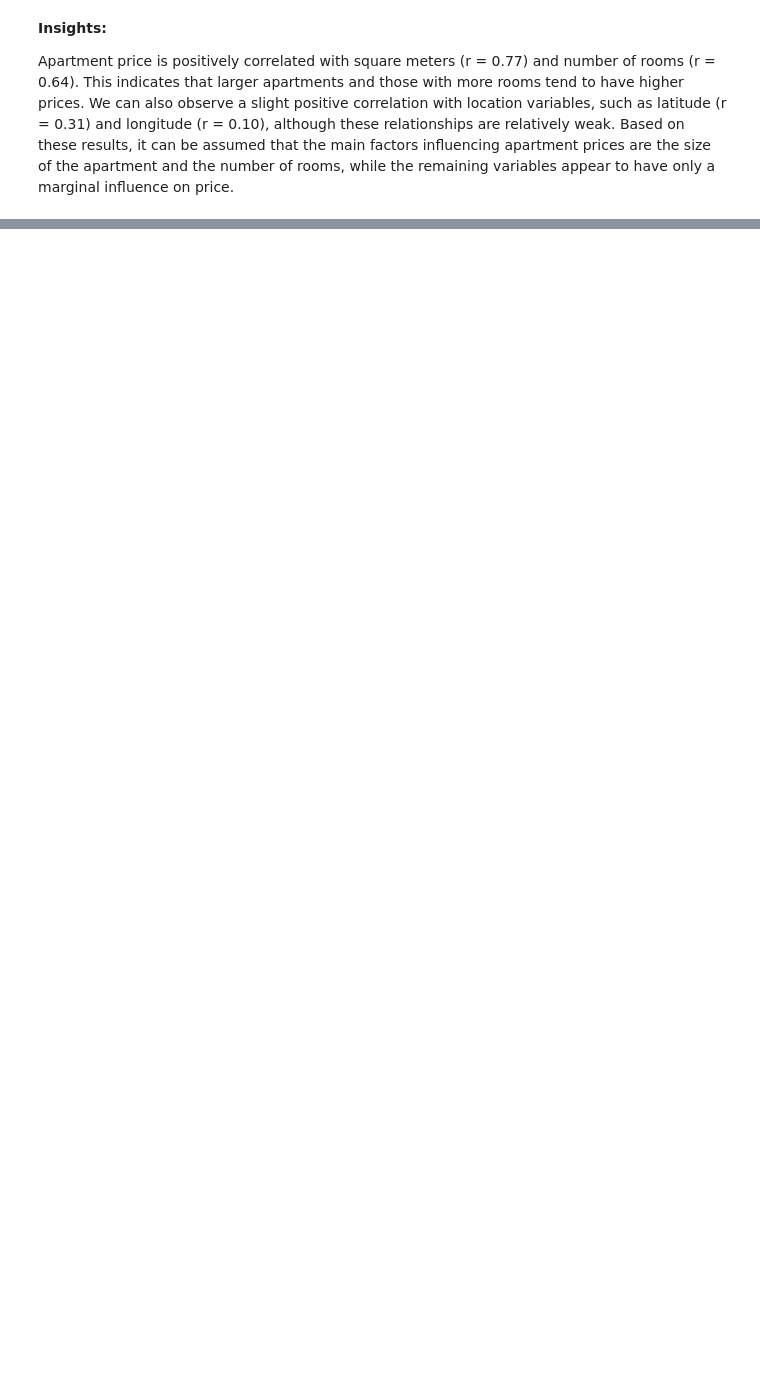
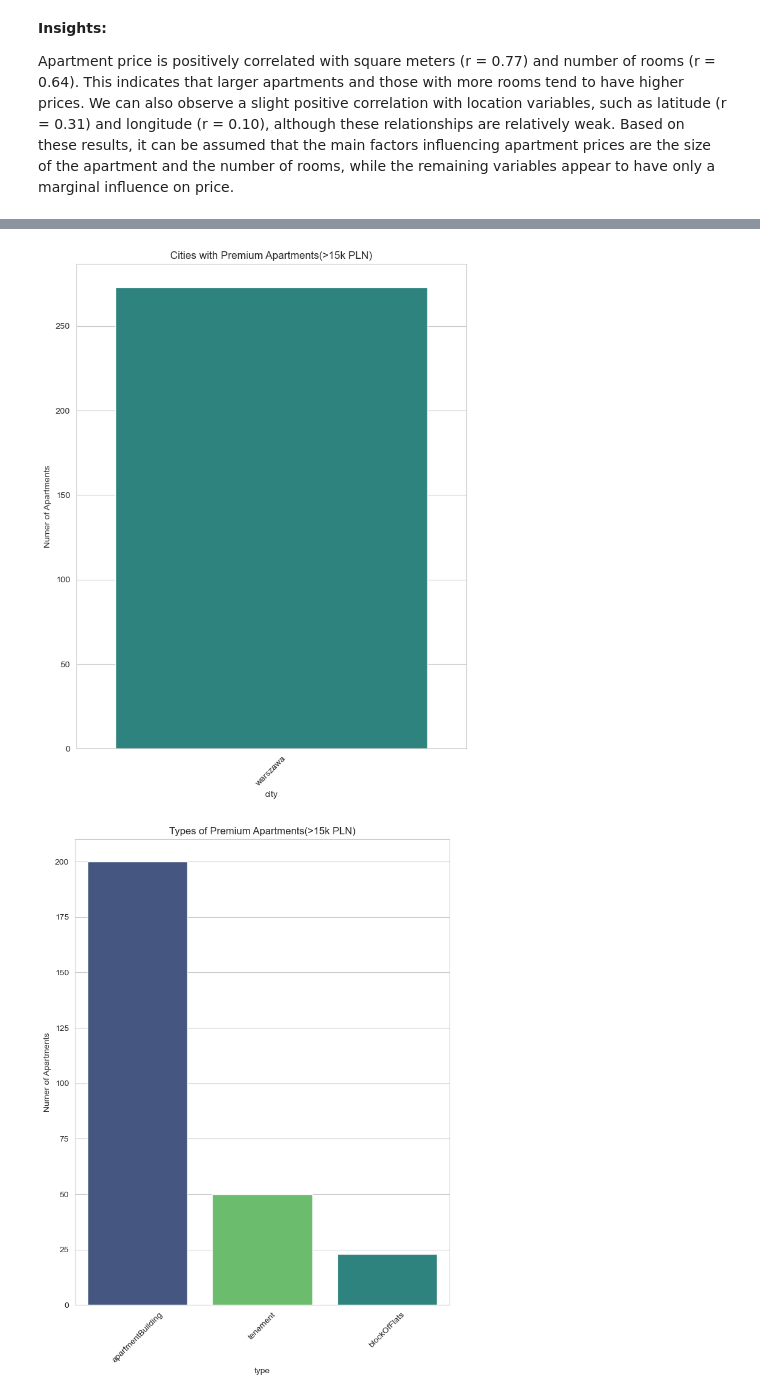
Before and after one commit to Oliwer1992/polish-real-estate-analysis, a Jupyter notebook: 02_Data_Cleaning_and_EDA.ipynb, the cells around one changed output, grey strips where cells are left out. Cells and saved outputs as stored; diff of their text form; code cells hidden in the pictures; blank space fills up the shorter version.

```diff
--- a/02_Data_Cleaning_and_EDA.ipynb
+++ b/02_Data_Cleaning_and_EDA.ipynb
@@ -490,0 +572,2 @@ Based on these results, it can be assumed that the main factors influencing apar
+# %%
+df = df[(df['price'] >= 1000) & (df['price_per_m2'] >= 30)]
@@ -490,0 +644,9 @@ Based on these results, it can be assumed that the main factors influencing apar
+# %%
+df_premium = df[(df['price'] > 15000) & (df['price_per_m2'] > 120)]
+premium_columns = ['city','type']
+premium_title = ['Cities with Premium Apartments(>15k PLN)','Types of Premium Apartments(>15k PLN)']
+viz_premium = DataVisualizer(df_premium)
+viz_premium.countplots(premium_columns,premium_title,'Numer of Apartments')
+# %% [output]
+[figure, added]
+[figure, added]
```
Also changed, not shown: parts of 44 cells of this notebook.
